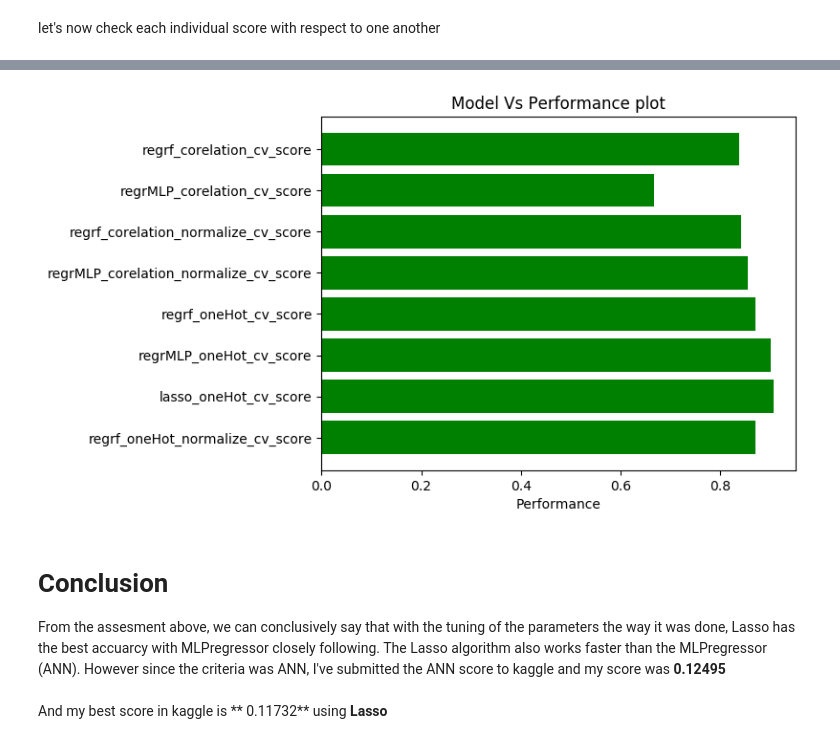
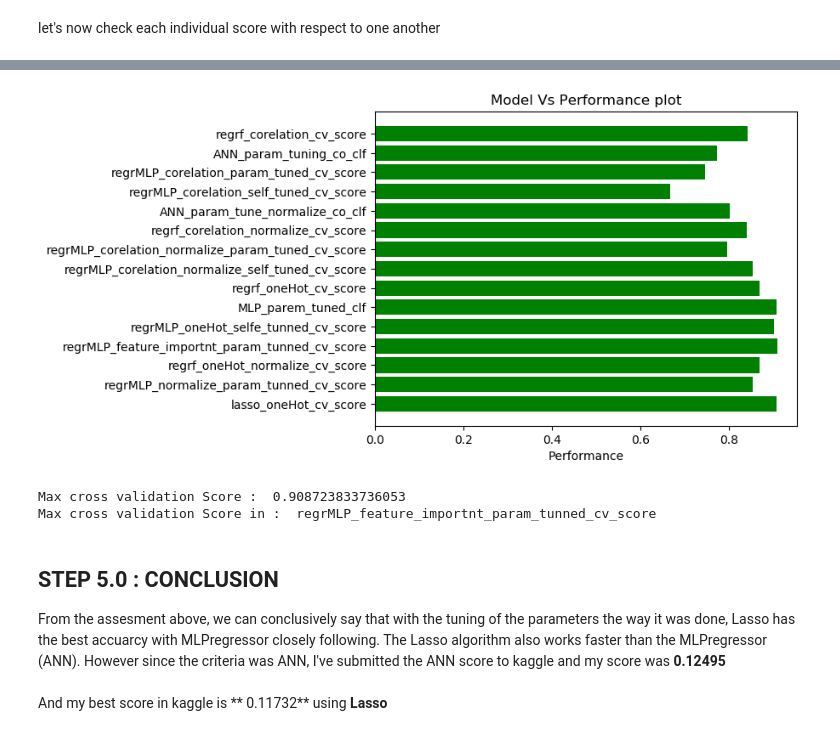
Before and after one commit to mahadyRayhan/House-prices-advanced-regression, a Jupyter notebook: House Prices.ipynb, the cells around one changed output, grey strips where cells are left out. Cells and saved outputs as stored; diff of their text form; code cells hidden in the pictures.

```diff
--- a/House Prices.ipynb
+++ b/House Prices.ipynb
@@ -484,0 +802,4 @@ This model give me **0.12495** mean square in kaggle
+# %%
+optimal_feature = optimal_features(train,y_train)
+optimal_featured_data = train[optimal_feature]
+len(optimal_feature)
@@ -484,0 +819,2 @@ This model give me **0.12495** mean square in kaggle
+# %%
+regrMLP_feature_importnt_param_tunned_cv_score = param_tuning(optimal_featured_data,y_train)
@@ -484,0 +850,5 @@ This model give me **0.12495** mean square in kaggle
+# %%
+optimal_test_data = test[optimal_feature]
+regrMLP_feature_importnt_param_tunned_cv_score.fit(optimal_featured_data,y_train)
+regrMLP_feature_importnt_param_tunned_pred = np.expm1(regrMLP_feature_importnt_param_tunned_cv_score.predict(optimal_test_data))
+create_result_csv(regrMLP_feature_importnt_param_tunned_pred,ids)
@@ -484,0 +879,2 @@ This model give me **0.12495** mean square in kaggle
+# %%
+regrMLP_normalize_param_tunned_cv_score = param_tuning(normalize_train,y_train)
@@ -565,30 +949,43 @@ print(regrf_oneHot_normalize_cv_score)
 # %%
 plt.rcdefaults()
 fig, ax = plt.subplots()
 
 
 # Example data
-people = ['regrf_corelation_cv_score','regrMLP_corelation_cv_score','regrf_corelation_normalize_cv_score',
-          'regrMLP_corelation_normalize_cv_score','regrf_oneHot_cv_score','regrMLP_oneHot_cv_score',
-          'lasso_oneHot_cv_score','regrf_oneHot_normalize_cv_score']
-y_pos = np.arange(len(people))
-performance = [regrf_corelation_cv_score,regrMLP_corelation_cv_score,
-                regrf_corelation_normalize_cv_score,regrMLP_corelation_normalize_cv_score,
-                regrf_oneHot_cv_score,regrMLP_oneHot_cv_score,lasso_oneHot_cv_score,regrf_oneHot_normalize_cv_score]
-error = np.random.rand(len(people))
+used_algos = ['regrf_corelation_cv_score','ANN_param_tuning_co_clf','regrMLP_corelation_param_tuned_cv_score',
+          'regrMLP_corelation_self_tuned_cv_score','ANN_param_tune_normalize_co_clf','regrf_corelation_normalize_cv_score',
+          'regrMLP_corelation_normalize_param_tuned_cv_score','regrMLP_corelation_normalize_self_tuned_cv_score',
+         'regrf_oneHot_cv_score','MLP_parem_tuned_clf','regrMLP_oneHot_selfe_tunned_cv_score',
+         'regrMLP_feature_importnt_param_tunned_cv_score','regrf_oneHot_normalize_cv_score',
+         'regrMLP_normalize_param_tunned_cv_score','lasso_oneHot_cv_score']
+y_pos = np.arange(len(used_algos))
+performance = [regrf_corelation_cv_score,ANN_param_tuning_co_clf.best_score_,regrMLP_corelation_param_tuned_cv_score,
+          regrMLP_corelation_self_tuned_cv_score,ANN_param_tune_normalize_co_clf.best_score_,regrf_corelation_normalize_cv_score,
+          regrMLP_corelation_normalize_param_tuned_cv_score,regrMLP_corelation_normalize_self_tuned_cv_score,
+         regrf_oneHot_cv_score,MLP_parem_tuned_clf.best_score_,regrMLP_oneHot_selfe_tunned_cv_score,
+         regrMLP_feature_importnt_param_tunned_cv_score.best_score_,regrf_oneHot_normalize_cv_score,
+         regrMLP_normalize_param_tunned_cv_score.best_score_,lasso_oneHot_cv_score]
+error = np.random.rand(len(used_algos))
 
 ax.barh(y_pos, performance,color='green', ecolor='black')
 ax.set_yticks(y_pos)
-ax.set_yticklabels(people)
+ax.set_yticklabels(used_algos)
 ax.invert_yaxis()  # labels read top-to-bottom
 ax.set_xlabel('Performance')
 ax.set_title('Model Vs Performance plot')
 
 plt.show()
+max_cv_score = max(performance)
+max_score = used_algos[performance.index(max_cv_score)]
+print("Max cross validation Score : " ,format(max_cv_score))
+print("Max cross validation Score in : " ,format(max_score))
 # %% [output]
-[figure, old version]
+[figure, new version]
+Max cross validation Score :  0.908723833736053
+Max cross validation Score in :  regrMLP_feature_importnt_param_tunned_cv_score
 # %% [markdown]
-<h1>Conclusion</h1>
+<a id="CONCLUSION"></a>
+## STEP 5.0 : CONCLUSION
 
 From the assesment above, we can conclusively say that with the tuning of the parameters the way it was done, Lasso has the best accuarcy with MLPregressor closely following. The Lasso algorithm also works faster than the MLPregressor (ANN). However since the criteria was ANN, I've submitted the ANN score to kaggle and my score was **0.12495**
 <br>
```
Also changed, not shown: parts of 123 cells of this notebook.
